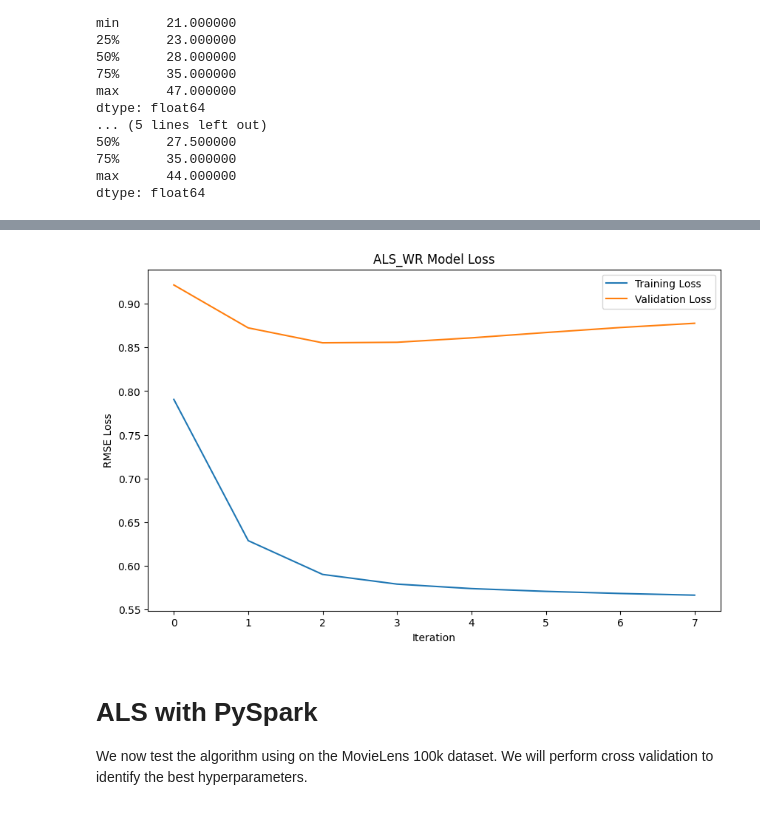
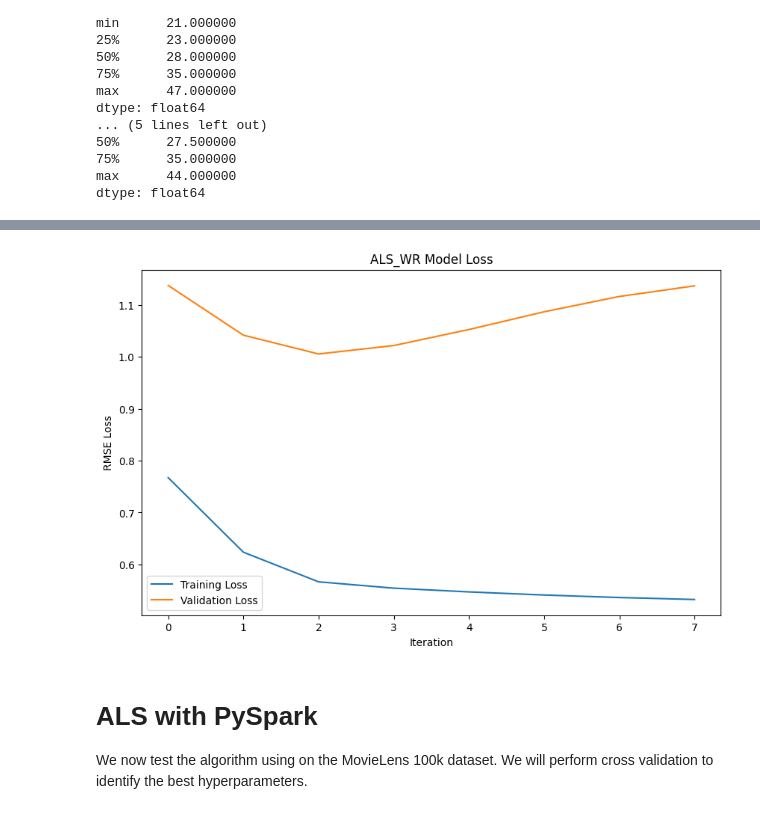
Before and after one commit to Fede-Testa/Movie-Recommendation-System, a Jupyter notebook: main.ipynb, the cells around one changed output, grey strips where cells are left out. Saved outputs shown, nothing was run; the diff lists cells and outputs as text; code cells hidden in the pictures.

```diff
--- a/main.ipynb
+++ b/main.ipynb
@@ -264,7 +274,7 @@ class UserItemMatrix():
 
     def __init__(self, ratings_path, movie_path, sparse=True):
         """
-        Initialize the MovieRecommendationSystem object.
+        Initialize the UserItemMatrix object.
 
         Parameters:
         - ratings_path (str): The file path to the ratings data.
@@ -469,7 +479,7 @@ class UserItemMatrix():
         else:
             uim = pd.DataFrame(self.user_item_matrix)
         # switch rows index to userId
-        uim.index = self.user_table['userId']
+        uim.index = self.user_id_bidict.inv
         # switch columns index to movieId
         uim.columns = self.movie_table['movieId']
         return uim
@@ -712,7 +722,7 @@ class ALS_WR():
 
     def _init_latent_factors(self):
         # initialize user and movie latent factors
-        self.user_factors = np.random.rand(self.n_users, self.n_factors)
+        self.user_factors = np.zeros((self.n_users, self.n_factors))
         self.movie_factors = np.random.rand(self.n_factors, self.n_movies)
         # use average ratings in the first column
         self.movie_factors[0, :] = self.user_item_matrix.mean_of_ratings(axis=0)
@@ -981,11 +991,11 @@ ratings.head()
 # drop rows with rating = 0
 ratings = ratings[ratings['rating'] != 0]
 # store in a csv file
-ratings.to_csv('data/ratings_small.csv', index=False)
+ratings.to_csv(data_path + 'ratings_small.csv', index=False)
 
 # paths
-ratings_path = "data/ratings_small.csv"
-movie_path = "data/movies_small.csv"
+ratings_path = data_path + "ratings_small.csv"
+movie_path = data_path + "movies_small.csv"
 
 # Initialize UserItemMatrix instance
 uim = UserItemMatrix(ratings_path, movie_path, sparse=True)
@@ -1005,11 +1015,6 @@ reconstructed_matrix = np.round(reconstructed_matrix * 2) / 2
 # clip values in [0,5]
 reconstructed_matrix = np.clip(reconstructed_matrix, 0, 5)
 
-# # print the reconstructed matrix
-# print(reconstructed_matrix)
-# # print the original matrix
-# print(uim.get_user_item_matrix().values)
-
 plt.figure(figsize=(12, 6))
 plt.subplot(1, 2, 1)
 sns.heatmap(uim.get_user_item_matrix().values, cmap='coolwarm', cbar=True, annot = True, fmt=".1f")
@@ -1108,8 +1113,8 @@ Of course, this interpretation is somewhat stretched, but the point itself of ma
 We illustrate how the algorithm works with a subset of the real data to show the validation procedure and an easy implementation of grid search.
 # %%
 # load data
-ratings_path = "data/ratings_filtered.csv"
-movie_path = "data/movies.csv"
+ratings_path = data_path + "filtered_ratings.csv"
+movie_path = data_path + "movies.csv"
 
 # we reduce the size of the dataset
 df_ratings = pd.read_csv(ratings_path)
@@ -1141,12 +1146,12 @@ if df_ratings['userId'].nunique() > n_users:
     df_ratings = df_ratings[df_ratings['userId'].isin(users)]
 
 # store the reduced dataset
-df_ratings.to_csv("data/ratings_reduced.csv", index=False)
+df_ratings.to_csv(data_path + "ratings_reduced.csv", index=False)
 
-ratings_path = "data/ratings_reduced.csv"
+ratings_path = data_path + "ratings_reduced.csv"
 
-training_path = "data/training.csv"
-validation_path = "data/validation.csv"
+training_path = data_path + "training.csv"
+validation_path = data_path + "validation.csv"
 
 def train_test_split(ratings_path, movie_path, training_path, validation_path, test_size=0.2, seed=0):
     """
@@ -1228,12 +1233,12 @@ max      44.000000
 dtype: float64
 # %%
 # Initialize UserItemMatrix instance
-uim = UserItemMatrix(ratings_path, movie_path, sparse=True)
+uim = UserItemMatrix(training_path, movie_path, sparse=True)
 
 # perform a grid_search, pick the best hyperparameters, store the validation and training loss
 results = []
 for reg_param in [0.1, 0.2]:
-    for n_factors in [5, 10]:
+    for n_factors in [5, 8]:
         als = ALS_WR(uim, factor_dim=n_factors)
         als.fit(n_iter=20, reg_param=reg_param, regularization="weighted", validation_path=validation_path, patience = 5)
         training_loss = als.get_loss()
@@ -1267,4 +1272,4 @@ Best model loss: 0.8553062884944101
-[figure, old version]
+[figure, new version]
 # %% [markdown]
 # ALS with PySpark
 
```
Also changed, not shown: parts of 21 cells of this notebook, 3 other files.
